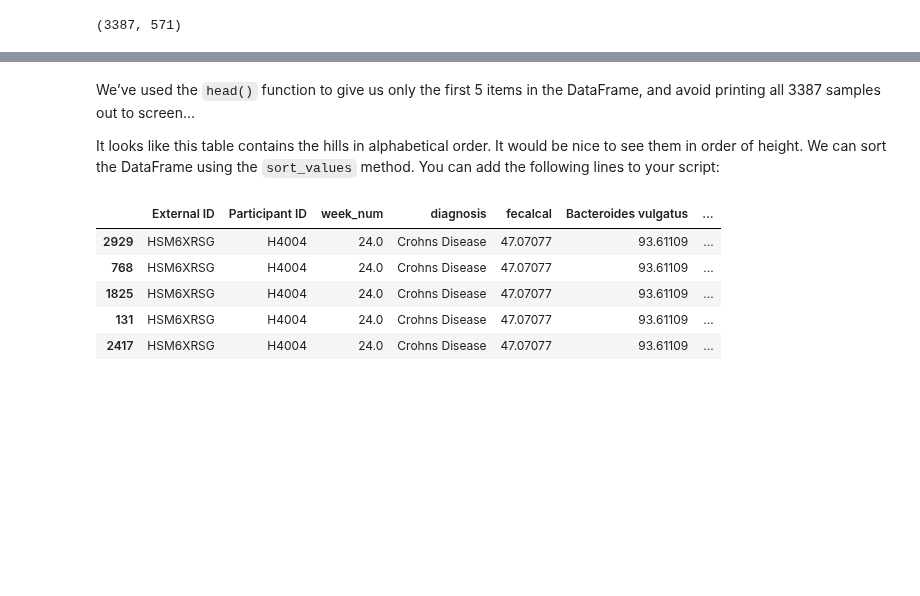
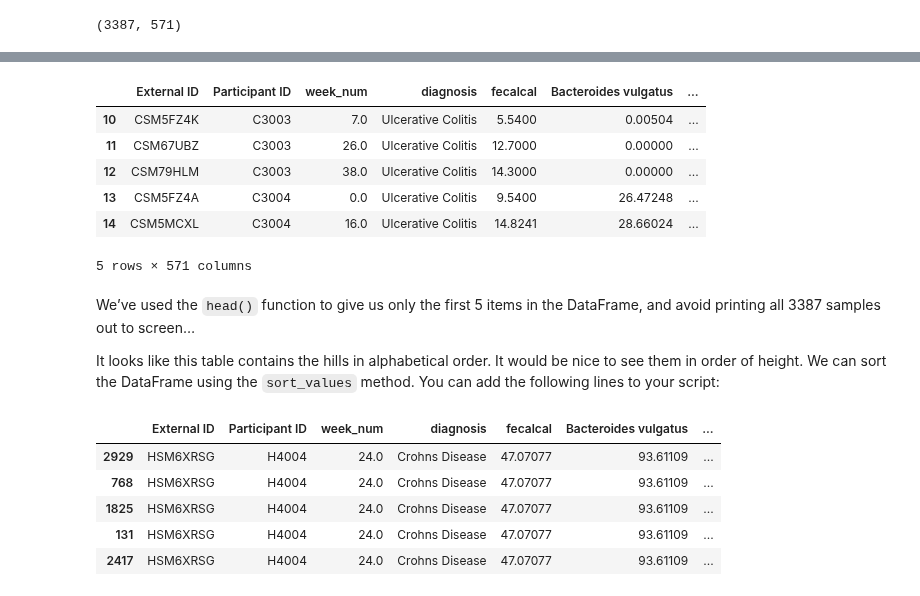
Before and after one commit to hector-ahg/predictive-microbiology-course, a Jupyter notebook: notebooks/02_python_data_analysis_with_pandas_and_matplotlib.ipynb, the cells around one changed output, grey strips where cells are left out. Drawn from its saved outputs; the diff is of its cells as text; code cells hidden in the pictures; blank space fills up the shorter version.

```diff
--- a/notebooks/02_python_data_analysis_with_pandas_and_matplotlib.ipynb
+++ b/notebooks/02_python_data_analysis_with_pandas_and_matplotlib.ipynb
@@ -446,3 +459,16 @@ df.shape # we have 3387 rows (External IDs or samples) and 571 columns (bacteria
+# %%
+# We can make a subset only with data from patients with Ulcerative Colitis
+
+df_UC = df[df['diagnosis']=='Ulcerative Colitis']
+df_UC.head()
+# %% [output]
+|  | External ID | Participant ID | week_num | diagnosis | fecalcal | Bacteroides vulgatus | ... |
+| 10 | CSM5FZ4K | C3003 | 7.0 | Ulcerative Colitis | 5.5400 | 0.00504 | ... |
+| 11 | CSM67UBZ | C3003 | 26.0 | Ulcerative Colitis | 12.7000 | 0.00000 | ... |
+| 12 | CSM79HLM | C3003 | 38.0 | Ulcerative Colitis | 14.3000 | 0.00000 | ... |
+| 13 | CSM5FZ4A | C3004 | 0.0 | Ulcerative Colitis | 9.5400 | 26.47248 | ... |
+| 14 | CSM5MCXL | C3004 | 16.0 | Ulcerative Colitis | 14.8241 | 28.66024 | ... |
+5 rows × 571 columns
 # %% [markdown]
 We’ve used the `head()` function to give us only the first 5 items in the DataFrame, and avoid printing all 3387 samples out to screen…
 
```
Also changed, not shown: parts of 19 cells of this notebook.
